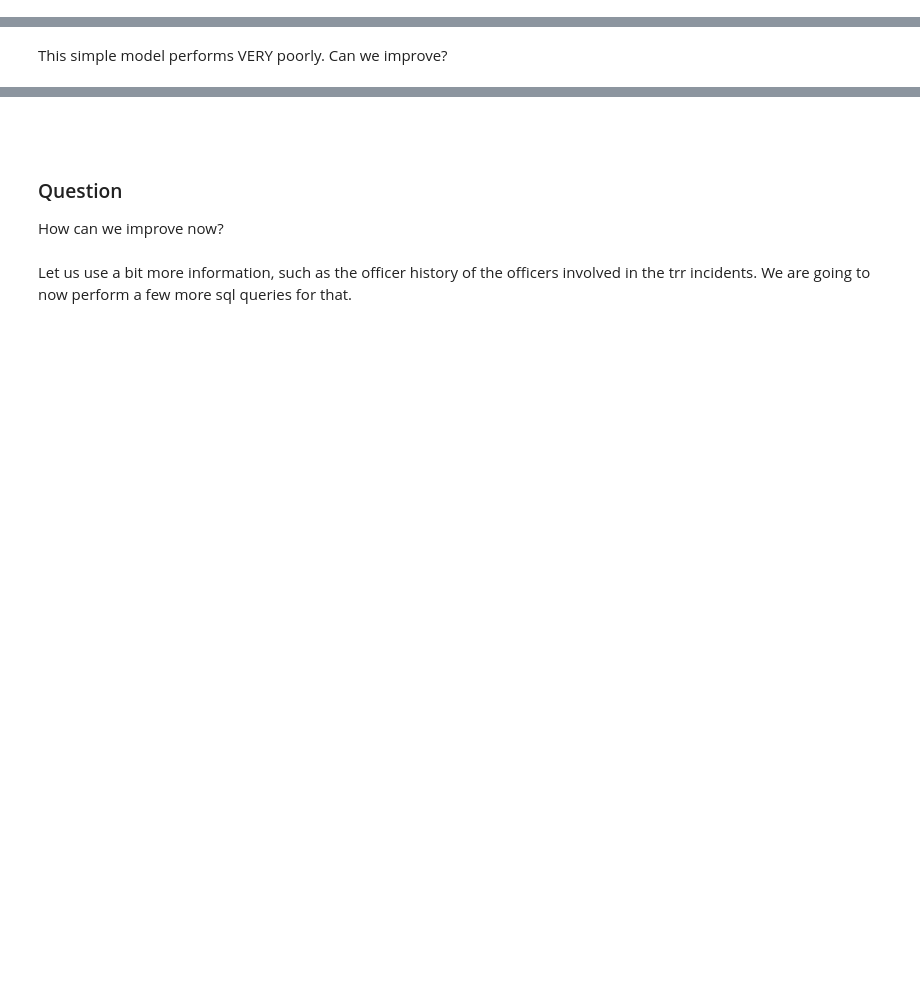
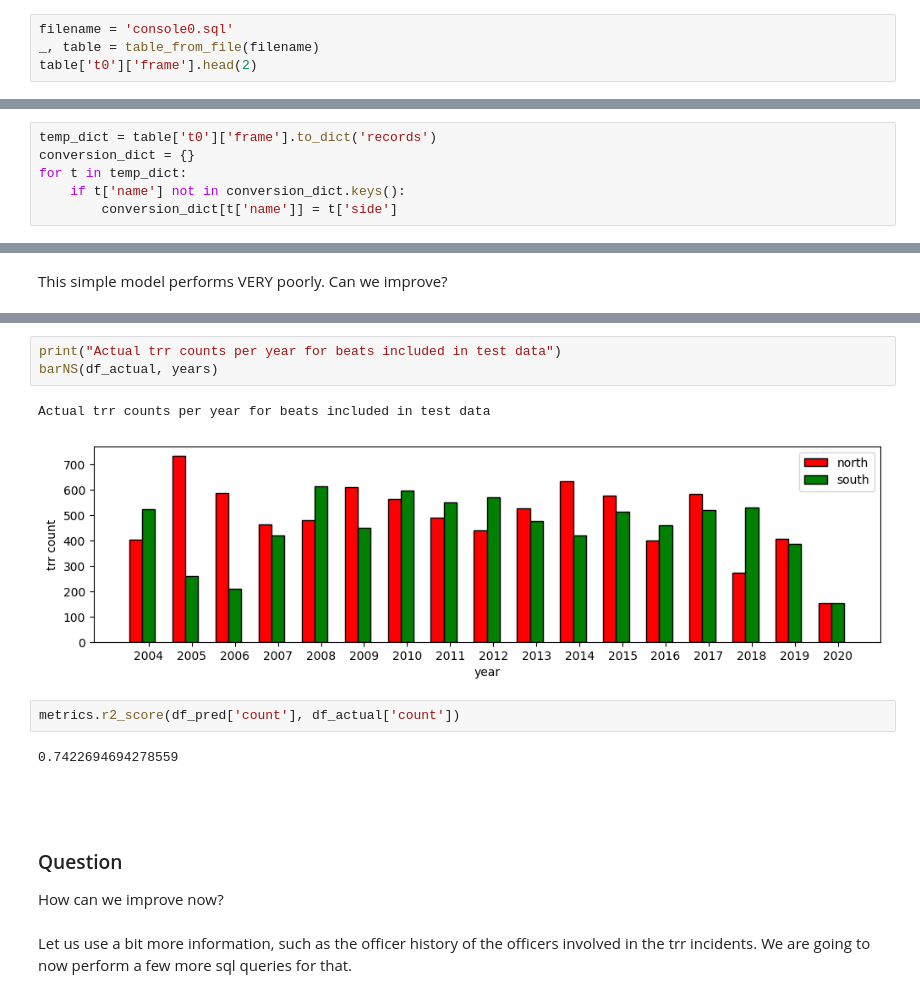
Before and after one commit to ShaliniR8/WiseKingfishers, a Jupyter notebook: cpdbML.ipynb, the cells around one changed output, grey strips where cells are left out. Drawn from its saved outputs; the diff is of its cells as text; blank space fills up the shorter version.

```diff
--- a/cpdbML.ipynb
+++ b/cpdbML.ipynb
@@ -137,0 +148,4 @@ def table_from_file(filename):
+# %%
+filename = 'console0.sql'
+_, table = table_from_file(filename)
+table['t0']['frame'].head(2)
@@ -137,0 +157,6 @@ def table_from_file(filename):
+# %%
+temp_dict = table['t0']['frame'].to_dict('records')
+conversion_dict = {}
+for t in temp_dict:
+    if t['name'] not in conversion_dict.keys():
+        conversion_dict[t['name']] = t['side']
@@ -279,3 +369,13 @@ A little better than what we had before. We should use the first the linear regr
+# %%
+print("Actual trr counts per year for beats included in test data")
+barNS(df_actual, years)
+# %% [output]
+Actual trr counts per year for beats included in test data
+[figure, added]
+# %%
+metrics.r2_score(df_pred['count'], df_actual['count'])
+# %% [output]
+0.7422694694278559
 # %% [markdown]
 <br>
 # %% [markdown]
```
Also changed, not shown: parts of 21 cells of this notebook, 2 other files.
